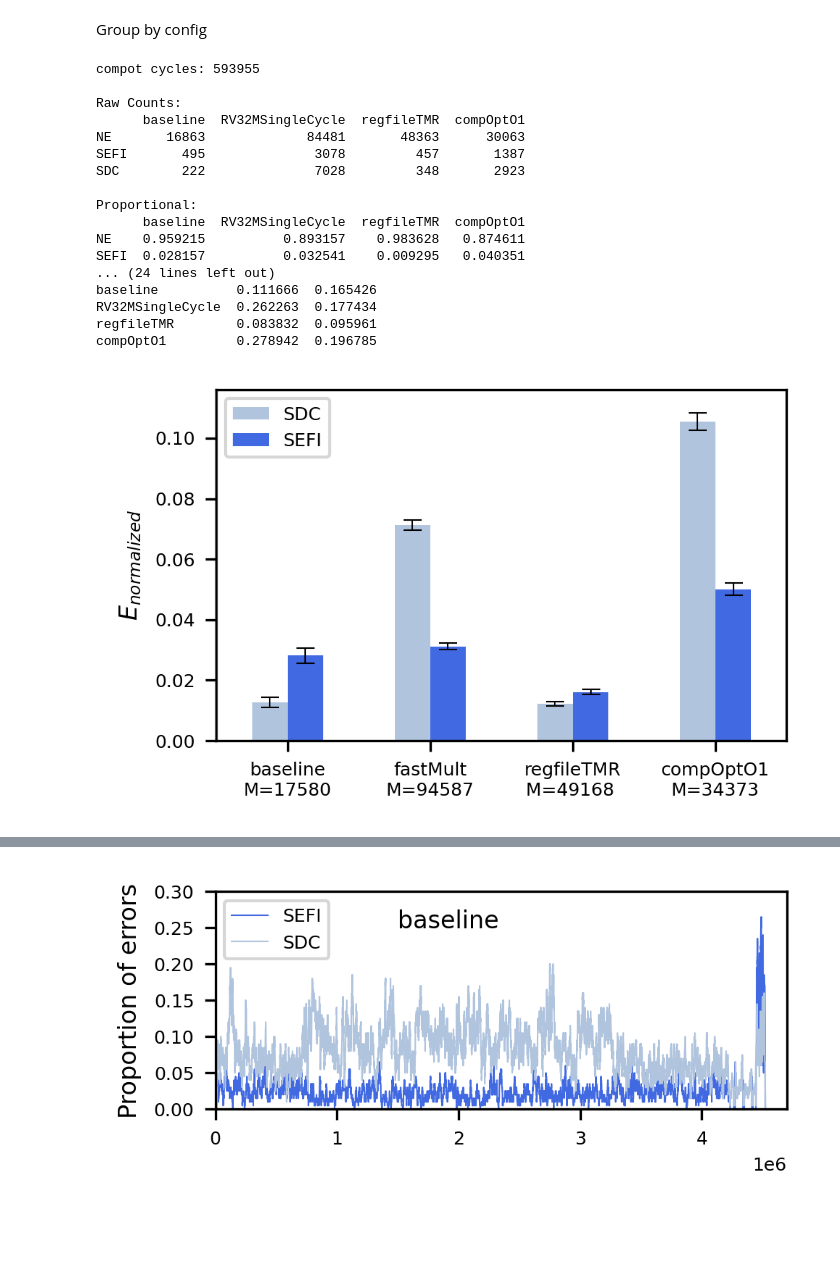
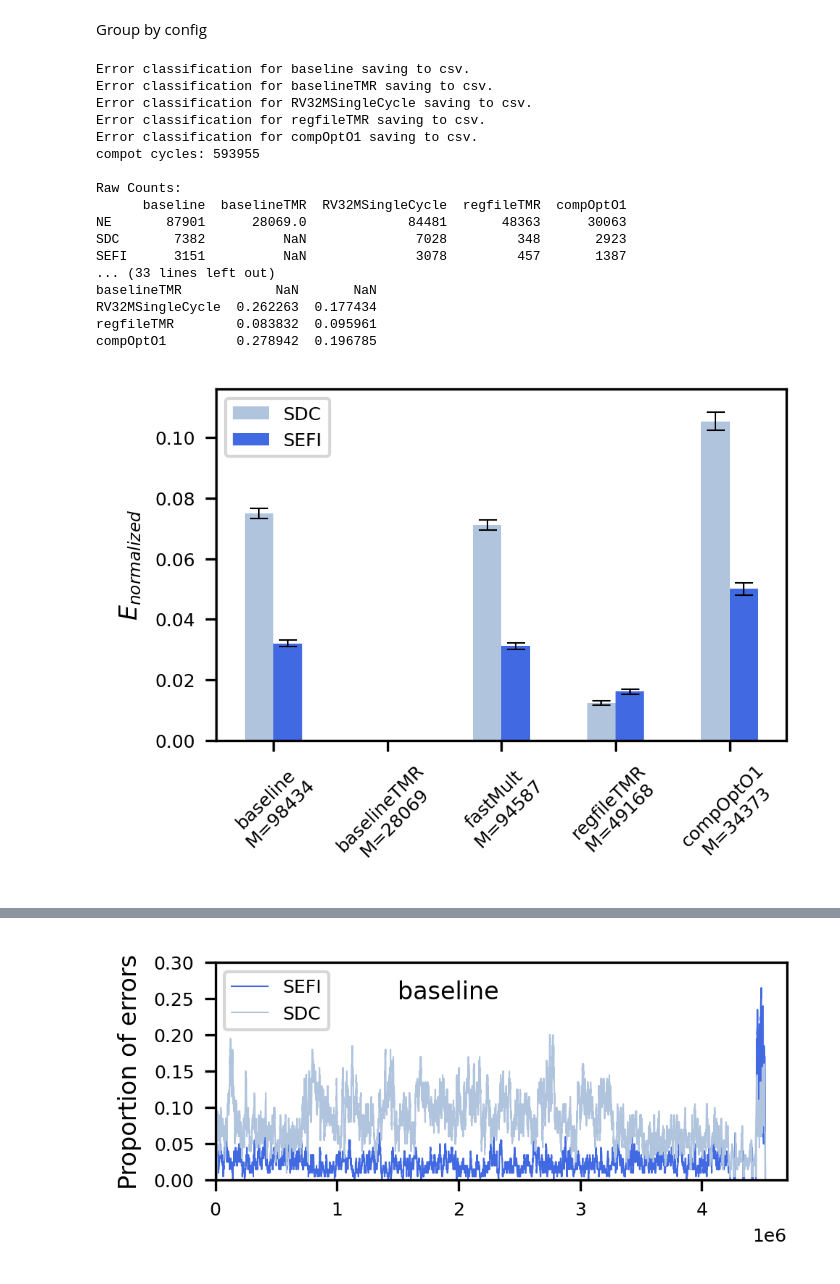
Before and after one commit to ahll19/PULSE, a Jupyter notebook: nsrec_plots.ipynb, the cells around one changed output, grey strips where cells are left out. Drawn from its saved outputs; the diff is of its cells as text; code cells hidden in the pictures; blank space fills up the shorter version.

Commit message:
fix run_info fields for new sim_log and seu_info parsing

```diff
--- a/nsrec_plots.ipynb
+++ b/nsrec_plots.ipynb
@@ -46,7 +46,8 @@ a boolean indicating if the raw data is to be parsed and cached.
 """
 
 data_set_info = {
-    "baseline"          : ["src/run_info/ibex_coremark.ini", 1],
+    "baseline"          : ["src/run_info/ibex_coremark.ini", 0],
+    "baselineTMR"          : ["src/run_info/ibex_tmr_coremark.ini", 0],
     "RV32MSingleCycle"  : ["src/run_info/ibex_RV32MSingleCycle_coremark.ini", 0],
     "regfileTMR"  : ["src/run_info/ibex_regfileTMR.ini", 0],
     "compOptO1"  : ["src/run_info/ibex_compOptO1.ini", 0]
@@ -67,7 +68,7 @@ for data_set, runinfo_path in data_set_info.items():
         data_interface = DataInterface(runinfo)
         golden = data_interface.golden_log
         node = data_interface.get_node_by_name("register_file_i")[0]
-        root = data_interface.root
+        root = data_interface.get_node_by_name("u_top")[0]
         node_data = data_interface.get_seu_log_by_node(node)
         root_data = data_interface.get_seu_log_by_node(root)
         node_runs = list(node_data.index)
@@ -233,6 +183,7 @@ for name, data_set in data_sets.items():
 
     # get error outcomes
     data = BaseTools.error_classification(data_set.data_interface, data_set.root, visualize=False)
+    data.name = "Error class"
     data_conf, data_std = BaseTools.error_classification_confidence(data_set.data_interface, data_set.root, visualize=False)
     data_conf = data_conf.rename(name)
     data_std = data_std.rename(name)
@@ -305,46 +256,46 @@ ax = e_extrapolated.plot.bar(
 legend = ax.get_legend_handles_labels()
 
 if transpose:
-    ax.set_xticklabels([f"baseline\nM={N_sampled.iloc[0]:.0f}", f"fastMult\nM={N_sampled.iloc[1]:.0f}",f"regfileTMR\nM={N_sampled.iloc[2]:.0f} ", f"compOptO1\nM={N_sampled.iloc[3]:.0f}"], rotation=0)
+    ax.set_xticklabels([f"baseline\nM={N_sampled.iloc[0]:.0f}", f"baselineTMR\nM={N_sampled.iloc[1]:.0f}", f"fastMult\nM={N_sampled.iloc[2]:.0f}",f"regfileTMR\nM={N_sampled.iloc[3]:.0f} ", f"compOptO1\nM={N_sampled.iloc[4]:.0f}"], rotation=45)
     ax.set_ylim(0, 1.1 * e_extrapolated.max().max())
     if normalize:
         ax.set_ylabel(r"$E_{normalized}$")
     else:
         ax.set_ylabel(r"Proportional Error $E$")
 
 fig = ax.get_figure()
 fig.savefig(f"plots/multi_bar_four_configs", bbox_inches="tight")
     # ax = df_r.plot.bar(
     #     color=[error_class.color for error_class in errors_classes_to_plot],
     #     yerr=df_conf/2,
     #     capsize=3,
     #     rot=0
     # )
     # for container in ax.containers:
     #     ax.bar_label(container,padding=3)
     # for i, name in enumerate(name_list):
     #     text = f"$\sigma={{{std[name]:.1e}}}$\n"
     #     text += f"CI size: {2*ci[name]:.1e}\n"
     #     ax.text(i - 0.2, text_height, text, color="black")
 # %% [output]
+Error classification for baseline saving to csv.
+Error classification for baselineTMR saving to csv.
+Error classification for RV32MSingleCycle saving to csv.
+Error classification for regfileTMR saving to csv.
+Error classification for compOptO1 saving to csv.
 compot cycles: 593955
 
 Raw Counts:
-      baseline  RV32MSingleCycle  regfileTMR  compOptO1
-NE       16863             84481       48363      30063
-SEFI       495              3078         457       1387
-SDC        222              7028         348       2923
-
-Proportional:
-      baseline  RV32MSingleCycle  regfileTMR  compOptO1
-NE    0.959215          0.893157    0.983628   0.874611
-SEFI  0.028157          0.032541    0.009295   0.040351
-... (24 lines left out)
-baseline          0.111666  0.165426
+      baseline  baselineTMR  RV32MSingleCycle  regfileTMR  compOptO1
+NE       87901      28069.0             84481       48363      30063
+SDC       7382          NaN              7028         348       2923
+SEFI      3151          NaN              3078         457       1387
+... (33 lines left out)
+baselineTMR            NaN       NaN
 RV32MSingleCycle  0.262263  0.177434
 regfileTMR        0.083832  0.095961
 compOptO1         0.278942  0.196785
-[figure, old version]
+[figure, new version]
 # %%
 
 from src.analysis.structures.error_definitions import (
```
Also changed, not shown: parts of 7 cells of this notebook, 6 other files.
